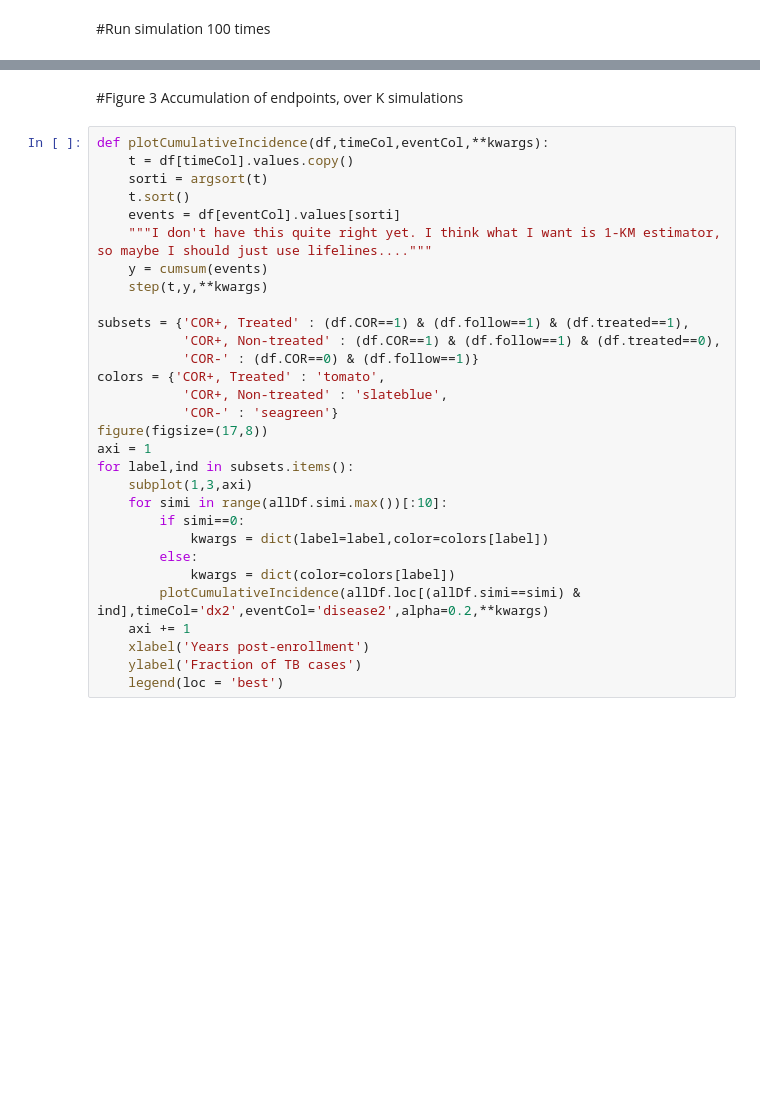
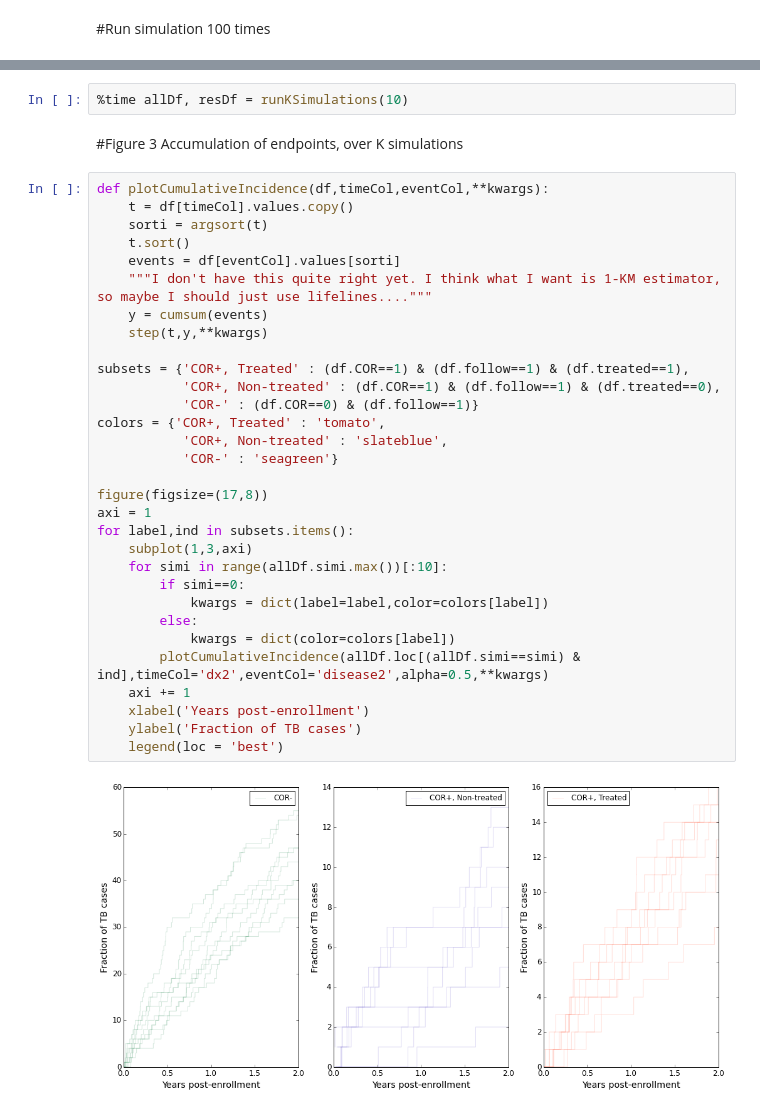
Before and after one commit to agartland/notebooks, a Jupyter notebook: TB_COR_ST.ipynb, the cells around one changed output, grey strips where cells are left out. Saved outputs shown, nothing was run; the diff lists cells and outputs as text; blank space fills up the shorter version.

```diff
--- a/TB_COR_ST.ipynb
+++ b/TB_COR_ST.ipynb
@@ -463,33 +418,38 @@ SyntaxError: non-keyword arg after keyword arg (<ipython-input-12-115d5660fea5>,
+# %%
+%time allDf, resDf = runKSimulations(10)
 # %% [markdown]
 #Figure 3
 Accumulation of endpoints, over K simulations
 # %%
 def plotCumulativeIncidence(df,timeCol,eventCol,**kwargs):
     t = df[timeCol].values.copy()
     sorti = argsort(t)
     t.sort()
     events = df[eventCol].values[sorti]
     """I don't have this quite right yet. I think what I want is 1-KM estimator, so maybe I should just use lifelines...."""
     y = cumsum(events)
     step(t,y,**kwargs)
 
 subsets = {'COR+, Treated' : (df.COR==1) & (df.follow==1) & (df.treated==1),
            'COR+, Non-treated' : (df.COR==1) & (df.follow==1) & (df.treated==0),
            'COR-' : (df.COR==0) & (df.follow==1)}
 colors = {'COR+, Treated' : 'tomato',
            'COR+, Non-treated' : 'slateblue',
            'COR-' : 'seagreen'}
+
 figure(figsize=(17,8))
 axi = 1
 for label,ind in subsets.items():
     subplot(1,3,axi)
     for simi in range(allDf.simi.max())[:10]:
         if simi==0:
             kwargs = dict(label=label,color=colors[label])
         else:
             kwargs = dict(color=colors[label])
-        plotCumulativeIncidence(allDf.loc[(allDf.simi==simi) & ind],timeCol='dx2',eventCol='disease2',alpha=0.2,**kwargs)
+        plotCumulativeIncidence(allDf.loc[(allDf.simi==simi) & ind],timeCol='dx2',eventCol='disease2',alpha=0.5,**kwargs)
     axi += 1
     xlabel('Years post-enrollment')
     ylabel('Fraction of TB cases')
     legend(loc = 'best')
+# %% [output]
+[figure, added]
```
Also changed, not shown: parts of 14 cells of this notebook.
